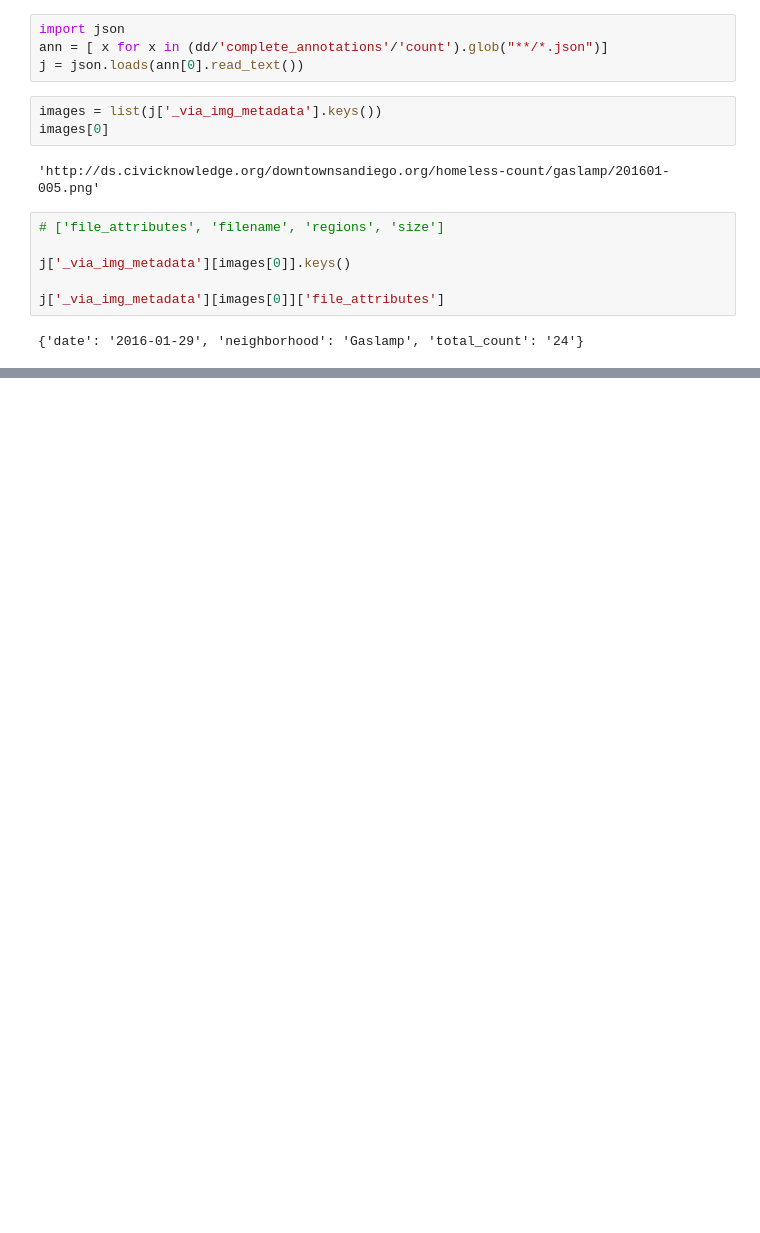
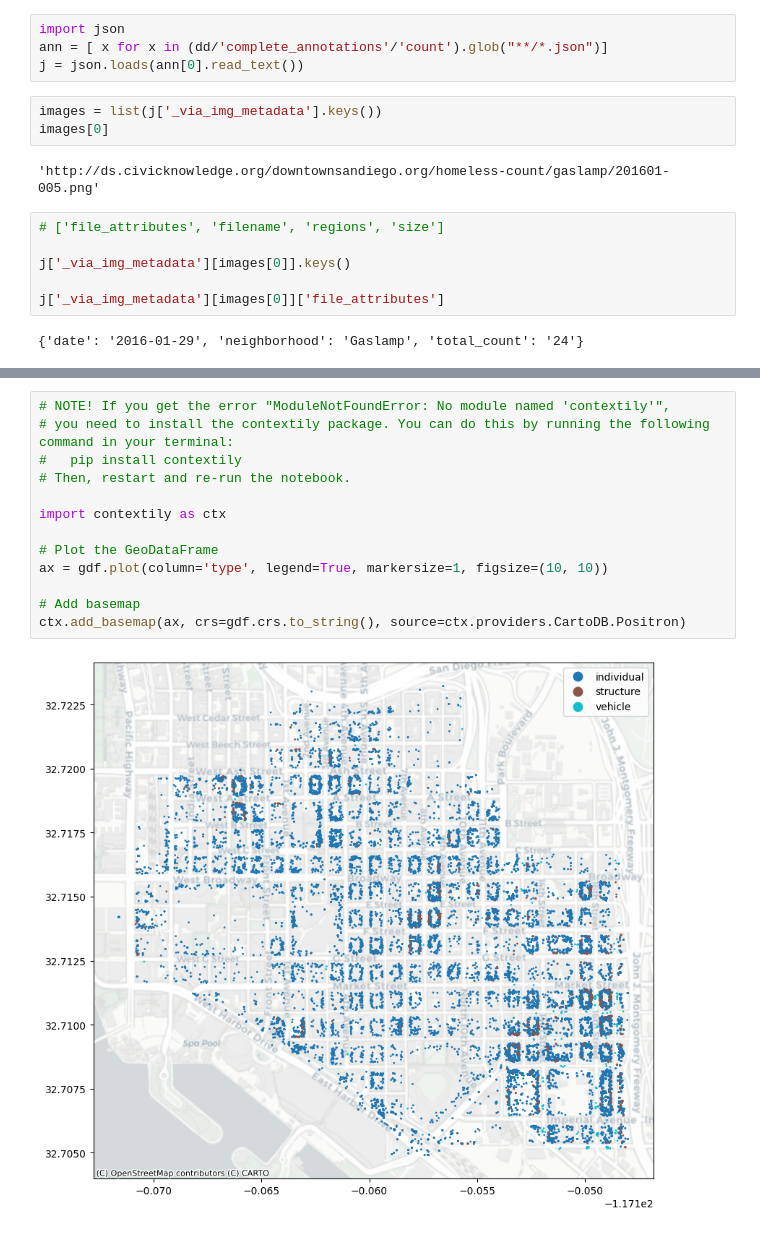
Before and after one commit to sandiegodata-projects/downtown-partnership, a Jupyter notebook: notebooks/ericbusboom/Scratch.ipynb, the cells around one changed output, grey strips where cells are left out. Drawn from its saved outputs; the diff is of its cells as text; blank space fills up the shorter version.

```diff
--- a/notebooks/ericbusboom/Scratch.ipynb
+++ b/notebooks/ericbusboom/Scratch.ipynb
@@ -72,0 +60,15 @@ gcp
+# %%
+# NOTE! If you get the error "ModuleNotFoundError: No module named 'contextily'",
+# you need to install the contextily package. You can do this by running the following command in your terminal:
+#   pip install contextily
+# Then, restart and re-run the notebook.
+
+import contextily as ctx
+
+# Plot the GeoDataFrame
+ax = gdf.plot(column='type', legend=True, markersize=1, figsize=(10, 10))
+
+# Add basemap
+ctx.add_basemap(ax, crs=gdf.crs.to_string(), source=ctx.providers.CartoDB.Positron)
+# %% [output]
+[figure, added]
```
Also changed, not shown: parts of 5 cells of this notebook, 1 other file.
